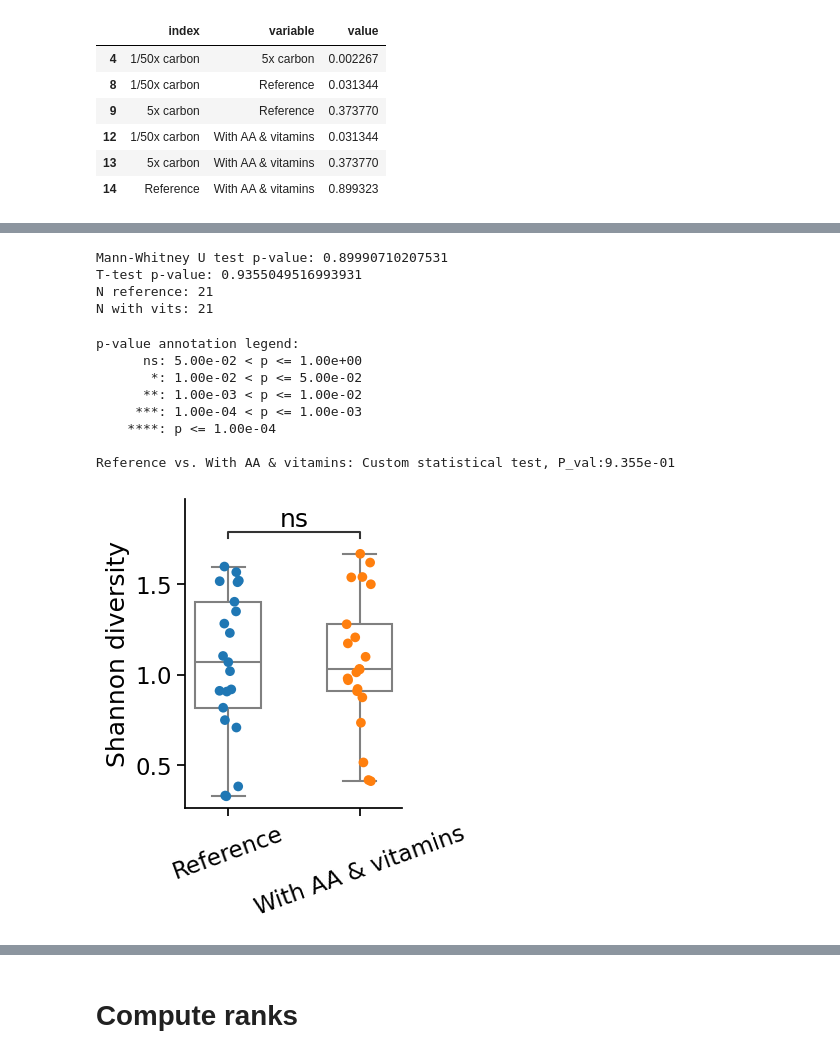
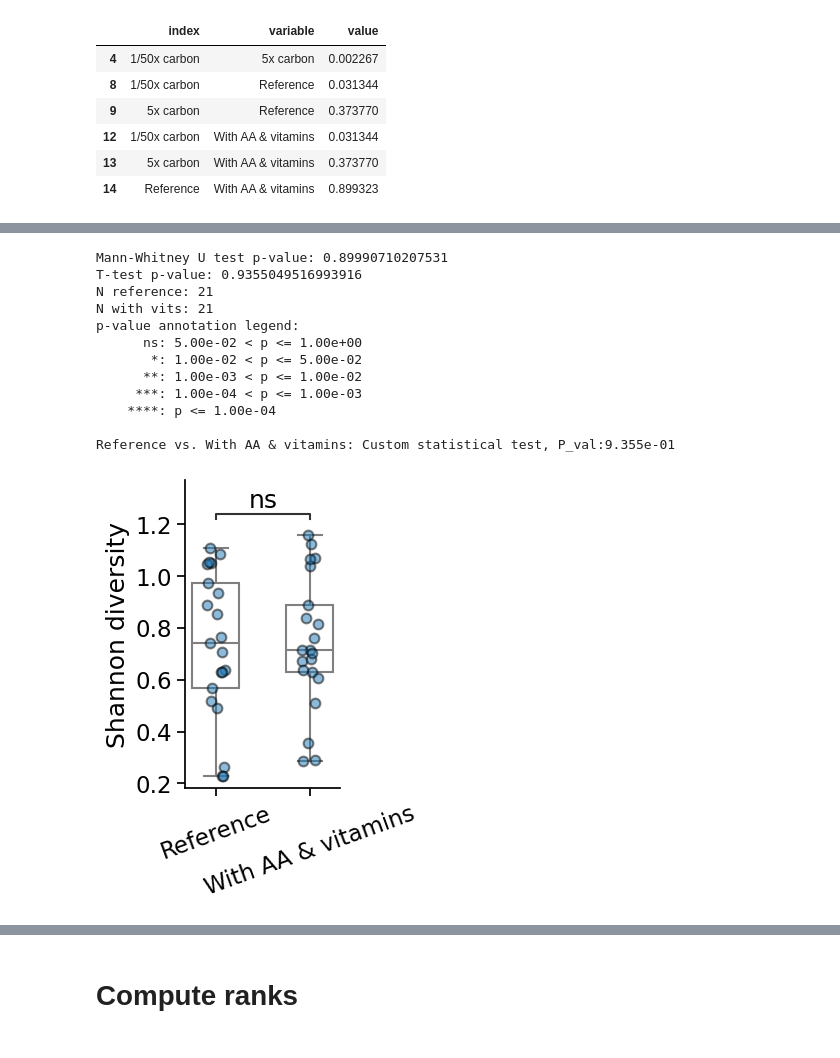
Before and after one commit to sulheim/coexistence, a Jupyter notebook: notebooks/3_assembly_2/3A_analyse_second_assembly.ipynb, the cells around one changed output, grey strips where cells are left out. Drawn from its saved outputs; the diff is of its cells as text; code cells hidden in the pictures.

Commit message:
Update plots

```diff
--- a/notebooks/3_assembly_2/3A_analyse_second_assembly.ipynb
+++ b/notebooks/3_assembly_2/3A_analyse_second_assembly.ipynb
@@ -91,7 +91,7 @@ def shannon(l):
     l = [x for x in l if x>0 and not np.isnan(x)]
     x_tot = np.sum(l)
     p = l/x_tot
-    return -np.sum([pi*np.log2(pi) for pi in p])
+    return -np.sum([pi*np.log(pi) for pi in p])
 # %%
 wells = [x for x in df.Well.unique() if x!= 'Inoculum']
 strains = ['At', 'Ct', 'Ml', 'Oa']
@@ -233,5 +233,5 @@ Reference vs. 1/50x carbon: Custom statistical test, P_val:3.134e-02
 # %%
-fig, ax = plt.subplots(figsize=(4, 4))
+fig, ax = plt.subplots(figsize=(2, 4))
 ig_idxvits = shannon_df['Group'].isin(['Reference', 'With AA & vitamins'])
 ax = sns.boxplot(shannon_df.loc[ig_idxvits], x = 'Group', y = 'Shannon index',
                 #  hue = 'CS class',
@@ -249,8 +249,14 @@ sns.stripplot(shannon_df.loc[ig_idxvits], x = 'Group', y = 'Shannon index',
               size=7,
               order=included_groups,
               hue_order=included_groups,
-              hue = 'Group',
-              palette='tab10'
+            #   hue = 'Group',
+            #   palette='tab10'
+                # color = 'w',
+                # markerfacecolor = 'w',
+                edgecolor = 'k',
+                linewidth = 1.5,
+                alpha = 0.5,
+                c = 'C0'
             #   hue_order=cs_classes,
             #   color = 'k'
               )
@@ -267,42 +273,42 @@ mwu = st.mannwhitneyu(
 ttest = st.ttest_ind(
         shannon_df.loc[(shannon_df['Group']=='Reference'),'Shannon index'],
         shannon_df.loc[(shannon_df['Group']=='With AA & vitamins'),'Shannon index'],
         equal_var=False
         )
 print('Mann-Whitney U test p-value:', mwu.pvalue)
 print('T-test p-value:', ttest.pvalue)
 print('N reference:', shannon_df.loc[(shannon_df['Group']=='Reference'),'Shannon index'].shape[0])
 print('N with vits:', shannon_df.loc[(shannon_df['Group']=='With AA & vitamins'),'Shannon index'].shape[0])
 #
 p_values = [ttest.pvalue]
 
 annotator = Annotator(
     ax, pairs, data=shannon_df.loc[ig_idx], x="Group", y="Shannon index", order=included_groups, #orient="h"
 )
 # plt.ylim(0,2)
 annotator.configure(text_format="star", loc="inside",
     hide_non_significant=False,
       alpha=0.05)
 annotator.set_pvalues_and_annotate(p_values)
 sns.despine()
 ax.set_ylabel('Shannon diversity')
 ax.set_xlabel('')
 plt.tight_layout()
 
 ax.set_xticklabels(ax.get_xticklabels(), rotation=20, ha='center')
-plt.savefig(figure_folder / 'shannon_diversity_vits_only.pdf')
+plt.savefig(figure_folder / 'shannon_diversity_vits_only.pdf', bbox_inches = 'tight')
 # %% [output]
 Mann-Whitney U test p-value: 0.89990710207531
-T-test p-value: 0.9355049516993931
+T-test p-value: 0.9355049516993916
 N reference: 21
 N with vits: 21
+p-value annotation legend:
+      ns: 5.00e-02 < p <= 1.00e+00
+       *: 1.00e-02 < p <= 5.00e-02
+      **: 1.00e-03 < p <= 1.00e-02
+     ***: 1.00e-04 < p <= 1.00e-03
+    ****: p <= 1.00e-04
+
+Reference vs. With AA & vitamins: Custom statistical test, P_val:9.355e-01
-p-value annotation legend:
-      ns: 5.00e-02 < p <= 1.00e+00
-       *: 1.00e-02 < p <= 5.00e-02
-      **: 1.00e-03 < p <= 1.00e-02
-     ***: 1.00e-04 < p <= 1.00e-03
-    ****: p <= 1.00e-04
-
-Reference vs. With AA & vitamins: Custom statistical test, P_val:9.355e-01
-[figure, old version]
+[figure, new version]
 # %%
```
Also changed, not shown: parts of 10 cells of this notebook, 1 other file.
